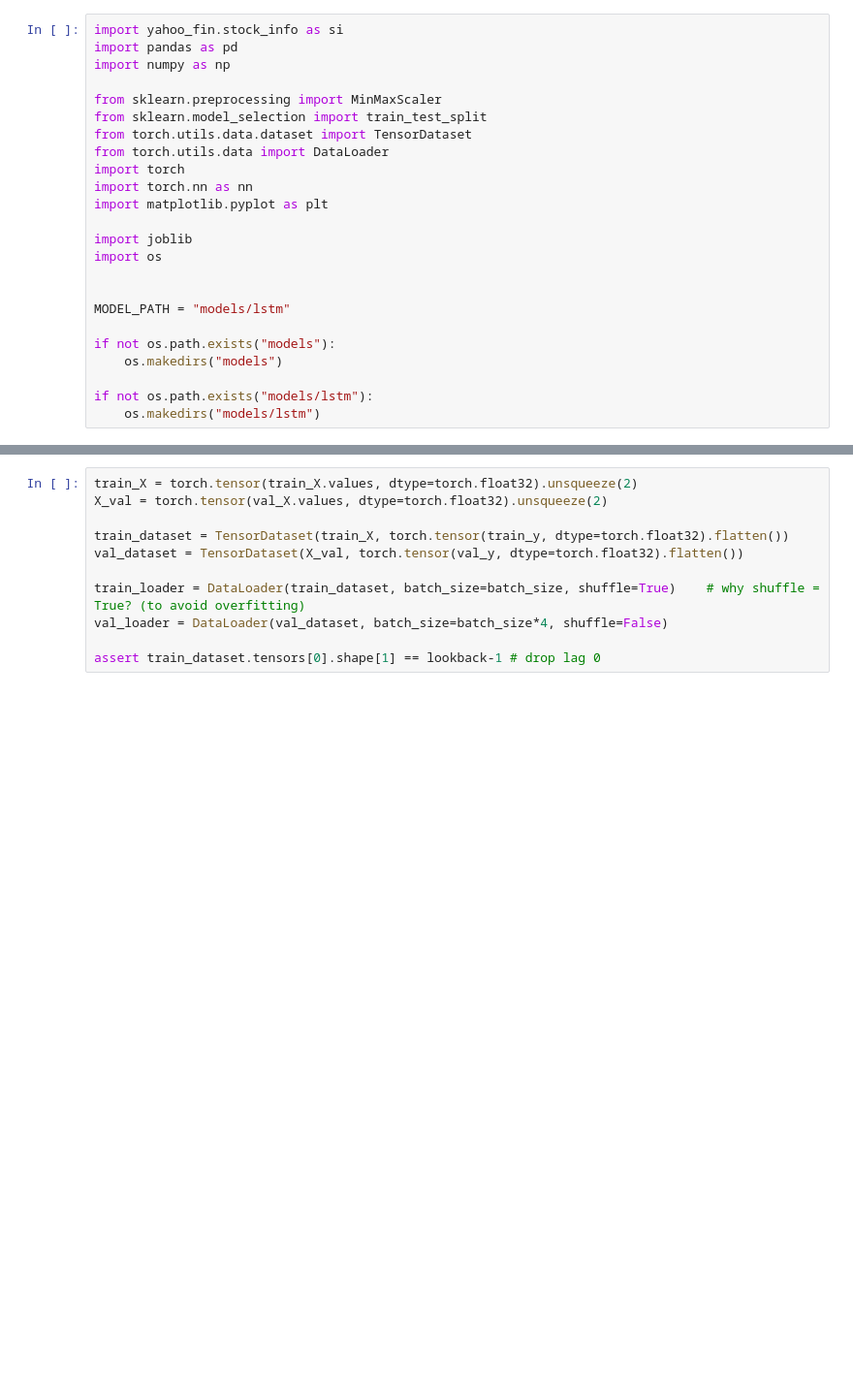
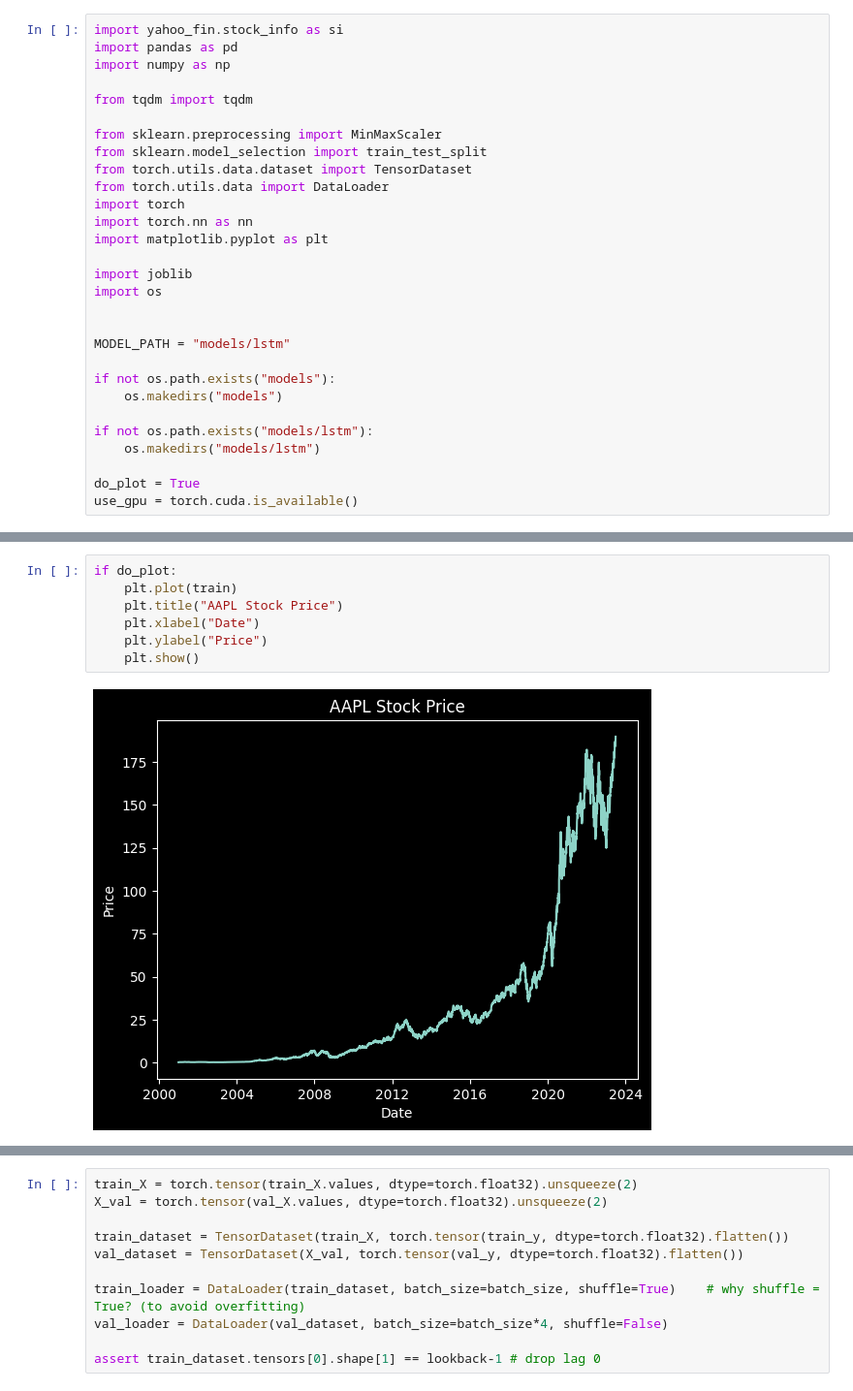
Before and after one commit to holajoa/fin-proj, a Jupyter notebook: lstm2.ipynb, the cells around one changed output, grey strips where cells are left out. Shown at 97% size. Saved outputs shown, nothing was run; the diff lists cells and outputs as text; blank space fills up the shorter version.

```diff
--- a/lstm2.ipynb
+++ b/lstm2.ipynb
@@ -2,6 +2,8 @@
 import yahoo_fin.stock_info as si
 import pandas as pd
 import numpy as np
+
+from tqdm import tqdm
 
 from sklearn.preprocessing import MinMaxScaler
 from sklearn.model_selection import train_test_split
@@ -22,6 +24,9 @@ if not os.path.exists("models"):
 
 if not os.path.exists("models/lstm"):
     os.makedirs("models/lstm")
+
+do_plot = True
+use_gpu = torch.cuda.is_available()
 # %%
 # Data
 train_start_date = "01/01/2001"
@@ -55,3 +57,12 @@ len(train)
+# %%
+if do_plot:
+    plt.plot(train)
+    plt.title("AAPL Stock Price")
+    plt.xlabel("Date")
+    plt.ylabel("Price")
+    plt.show()
+# %% [output]
+[figure, added]
 # %%
 train_transformed = train.copy(deep=True)
 scaler = MinMaxScaler()
```
Also changed, not shown: parts of 17 cells of this notebook.
